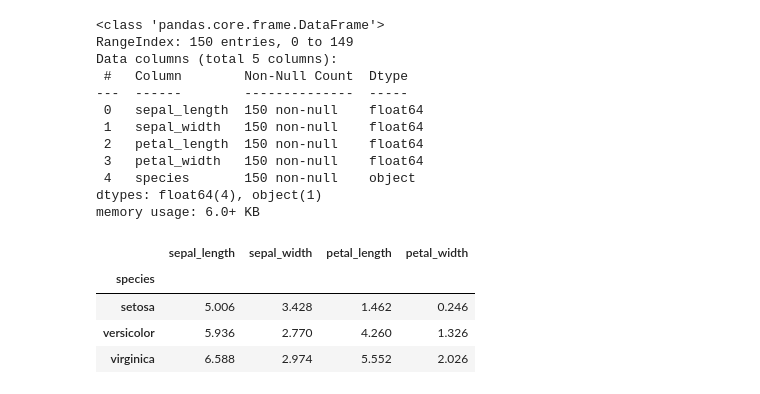
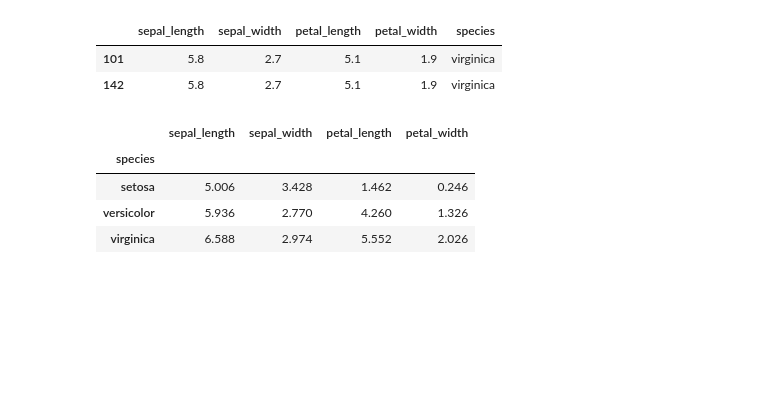
Before and after one commit to jiyoun1/aipython, a Jupyter notebook: 240112.ipynb, the cells around one changed output. Cells and saved outputs as stored; diff of their text form; code cells hidden in the pictures; blank space fills up the shorter version.

```diff
--- a/240112.ipynb
+++ b/240112.ipynb
@@ -7,45 +7,48 @@
 # %%
 # 붓꽃 데이터 분석
 
 import pandas as pd
 import matplotlib.pyplot as plt
 import seaborn as sns
 plt.rc('font', family='NanumGothic')
 df = pd.read_csv('iris.csv')
 
-df.info() #기본 정보 출력
+#df.info() #기본 정보 출력
 
-df.describe()  #기초 통계량 출력
+#df.describe()  #기초 통계량 출력
 
-df['species'].value_counts()  #품종별 개수
+#df['species'].value_counts()  #품종별 개수
 
-df.isna().sum()
+#df.isna().sum()    #결측치 확인
 
-df.duplicated()
 
-df.drop_duplicates()
+#df.loc[df.duplicated(keep = False)]  # 중복데이터 모두 확인
 
-df.groupby('species').sum()
+#df1 = df.drop_duplicates()
+#df1.loc[df1.duplicated(keep = False)]
 
-df.groupby('species').mean()
+#df.groupby('species').sum()
+
+#df.groupby('species').mean()
 # %% [output]
-<class 'pandas.core.frame.DataFrame'>
-RangeIndex: 150 entries, 0 to 149
-Data columns (total 5 columns):
- #   Column        Non-Null Count  Dtype
----  ------        --------------  -----
- 0   sepal_length  150 non-null    float64
- 1   sepal_width   150 non-null    float64
- 2   petal_length  150 non-null    float64
- 3   petal_width   150 non-null    float64
- 4   species       150 non-null    object
-dtypes: float64(4), object(1)
-memory usage: 6.0+ KB
-|  | sepal_length | sepal_width | petal_length | petal_width |
-| species |  |  |  |  |
-| setosa | 5.006 | 3.428 | 1.462 | 0.246 |
-| versicolor | 5.936 | 2.770 | 4.260 | 1.326 |
-| virginica | 6.588 | 2.974 | 5.552 | 2.026 |
+|  | sepal_length | sepal_width | petal_length | petal_width | species |
+| 101 | 5.8 | 2.7 | 5.1 | 1.9 | virginica |
+| 142 | 5.8 | 2.7 | 5.1 | 1.9 | virginica |
+# %%
+import pandas as pd
+import matplotlib.pyplot as plt
+import seaborn as sns
+plt.rc('font', family='NanumGothic')
+df = pd.read_csv('iris.csv')
+
+avg = df.groupby('species').mean()
+avg
+# %% [output]
+|  | sepal_length | sepal_width | petal_length | petal_width |
+| species |  |  |  |  |
+| setosa | 5.006 | 3.428 | 1.462 | 0.246 |
+| versicolor | 5.936 | 2.770 | 4.260 | 1.326 |
+| virginica | 6.588 | 2.974 | 5.552 | 2.026 |
 # %%
 # 붓꽃 데이터 분석
 
```
Also changed, not shown: parts of 2 cells of this notebook.
